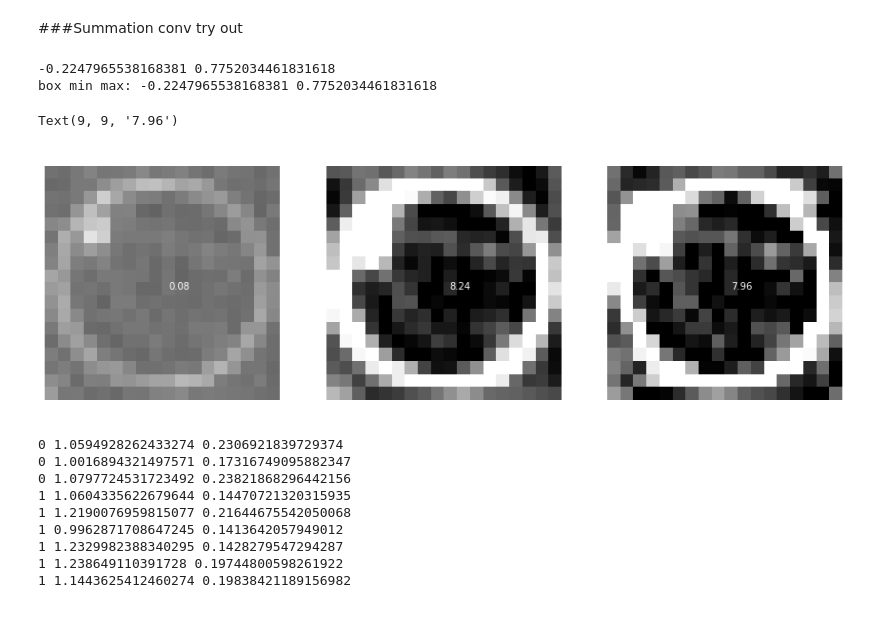
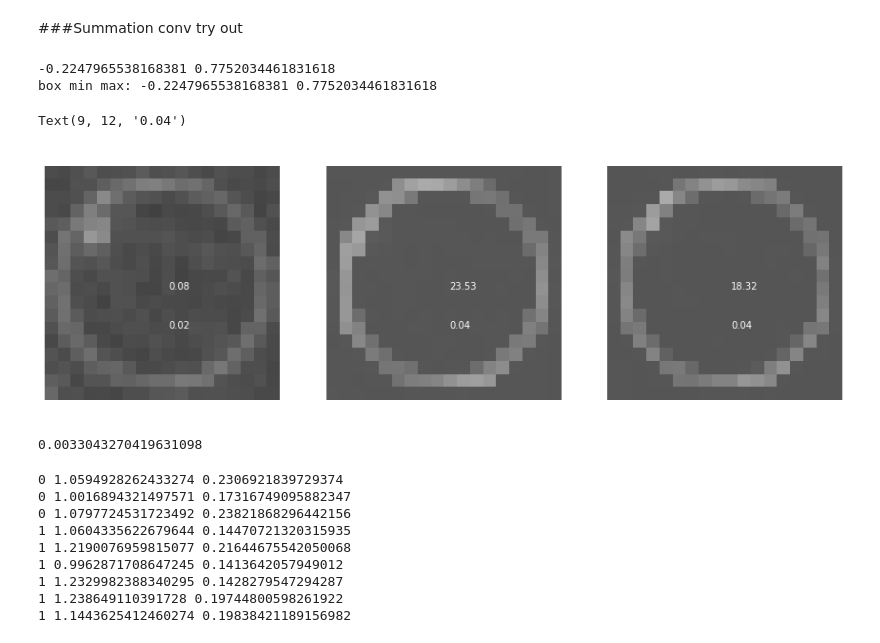
Before and after one commit to andrew-veriga/MathForML, a Jupyter notebook: ConvolutionalCoffieCircles.ipynb, the cells around one changed output. Drawn from its saved outputs; the diff is of its cells as text; code cells hidden in the pictures.

```diff
--- a/ConvolutionalCoffieCircles.ipynb
+++ b/ConvolutionalCoffieCircles.ipynb
@@ -454,3 +457,14 @@ def make_var(m):
+# %%
+def normto_avgOne(ar):
+  ar_min = ar.min(axis=(2,3), keepdims=True)
+  ar_max = ar.max(axis=(2, 3), keepdims=True)
+  return ((ar - ar_min)/(ar_max-ar_min) + ar.mean(axis=(2, 3), keepdims=True))
+
+def normto_0_2(ar):
+  ar_min = ar.min(axis=(2,3), keepdims=True)
+  ar_max = ar.max(axis=(2, 3), keepdims=True)
+  add = np.full((ar.shape[2],ar.shape[3]),0.5)
+  return (((ar - ar_min)/(ar_max-ar_min))+add)
 # %%
 #https://stackoverflow.com/questions/43086557/convolve2d-just-by-using-numpy
 # df = pd.DataFrame(
@@ -572,7 +601,7 @@ print(((new_matrices - x_min)/(x_max-x_min)).var(axis=(2,3))[Y,X])
 # %% [markdown]
 ###Summation conv try out
 # %%
-box = Image[13:13+18,58:58+18]
+box = Image[13:13+18,58:58+18].copy()
 angle = np.radians(4)
 R = np.array([
   [np.cos(angle), np.sin(angle), 0],
@@ -582,44 +611,56 @@ R = np.array([
 # plt.imshow(box)
 box-= np.min(box)
 box /=np.max(box)
 box= box - np.mean(box) #np.percentile(box,90)-1
 print(np.min(box), np.max(box))
 #box-np.mean(box / np.max(box-np.min(box))) -1
 print('box min max:',np.min(box), np.max(box))
 # print('image min max:',np.min(image_area), np.max(image_area))
 rotated_box = box + rotate_image(box,4)
-rotated_box = rotated_box + rotate_image(rotated_box,4)
-rotated_box = rotated_box + rotate_image(rotated_box,4)
 t_box = np.zeros_like(box)
 x_old,y_old,x_new, y_new = getRotateCoords(R, 18)
 
 t_box[y_old,x_old] = box[y_new,x_new]
 transformed_box = box + t_box#(box-np.mean(box / np.max(box-np.min(box)))+1.)*t_box
-t_box[y_old,x_old] = transformed_box[y_new,x_new]
-transformed_box += t_box#(t_box-np.mean(t_box / np.max(t_box-np.min(t_box)))+1.)
-t_box[y_old,x_old] = transformed_box[y_new,x_new]
-transformed_box += t_box#(t_box-np.mean(t_box / np.max(t_box-np.min(t_box)))+1.)
+for i in range(5):
+  rotated_box += (rotate_image(rotated_box,4)*mask.astype(float))
+  t_box[y_old,x_old] = transformed_box[y_new,x_new]
+  transformed_box += (transformed_box*mask.astype(float)) #(t_box-np.mean(t_box / np.max(t_box-np.min(t_box)))+1.)
+  transformed_box-= np.min(transformed_box)
+  transformed_box /=np.max(transformed_box)
+  rotated_box-= np.min(rotated_box)
+  rotated_box /=np.max(rotated_box)
+
 box[1,11]
+mask, _=getMask(18,.8)
 kernel = getKernel(18,0.8)
 fig, ax = plt.subplots(figsize=(5*3,5*1))
 ax.axis('off')
 ax = fig.add_subplot(1,3,1)
 ax.axis('off')
-ax.imshow(box, cmap=plt.get_cmap('gray'),vmin=-1, vmax=1)
+ax.imshow(box, cmap=plt.get_cmap('gray'),vmin=-1, vmax=2)
 ax.text(9,9,str(round(FuzzyCircleConv(box,kernel),2)),color='white')
+ax.text(9,12,str(round(box[mask].var(),2)),color='white')
 ax = fig.add_subplot(1,3,2)
 ax.axis('off')
-ax.imshow(rotated_box, cmap=plt.get_cmap('gray'),vmin=-1, vmax=1)
+ax.imshow(rotated_box, cmap=plt.get_cmap('gray'),vmin=-1, vmax=2)
 ax.text(9,9,str(round(FuzzyCircleConv(rotated_box,kernel),2)),color='white')
+ax.text(9,12,str(round(rotated_box[mask].var(),2)),color='white')
 ax = fig.add_subplot(1,3,3)
 ax.axis('off')
-ax.imshow(transformed_box, cmap=plt.get_cmap('gray'),vmin=-1, vmax=1)
+ax.imshow(transformed_box, cmap=plt.get_cmap('gray'),vmin=-1, vmax=2)
 ax.text(9,9,str(round(FuzzyCircleConv(transformed_box,kernel),2)),color='white')
+ax.text(9,12,str(round(transformed_box[mask].var(),2)),color='white')
 # %% [output]
 -0.2247965538168381 0.7752034461831618
 box min max: -0.2247965538168381 0.7752034461831618
-Text(9, 9, '7.96')
+Text(9, 12, '0.04')
-[figure, old version]
+[figure, new version]
+# %%
+rotated_box[mask].var(),transformed_box[mask].var()
+transformed_box[3,11]
+# %% [output]
+0.0033043270419631098
 # %%
 # 18, 168,45
 for size, x, y,isRing in data:
```
Also changed, not shown: parts of 5 cells of this notebook.
